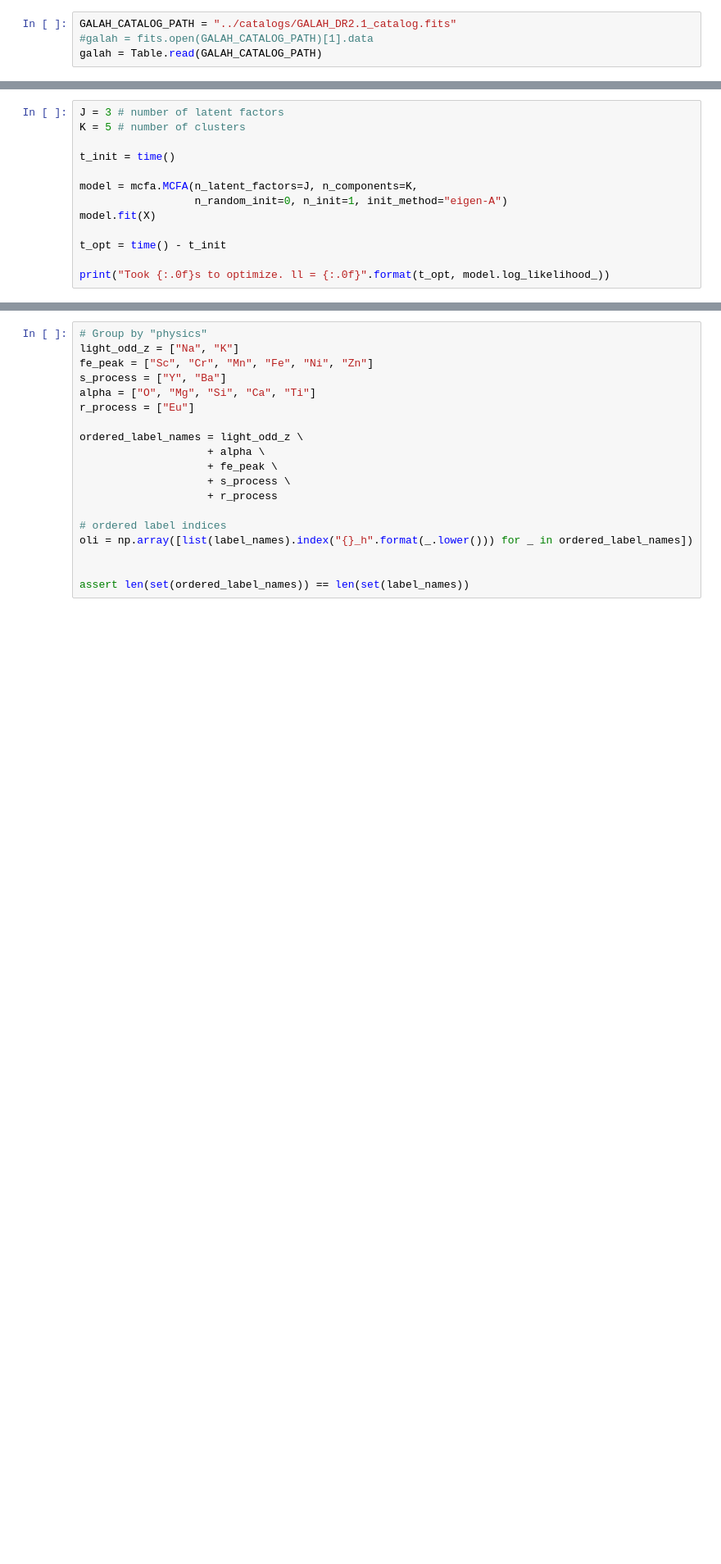
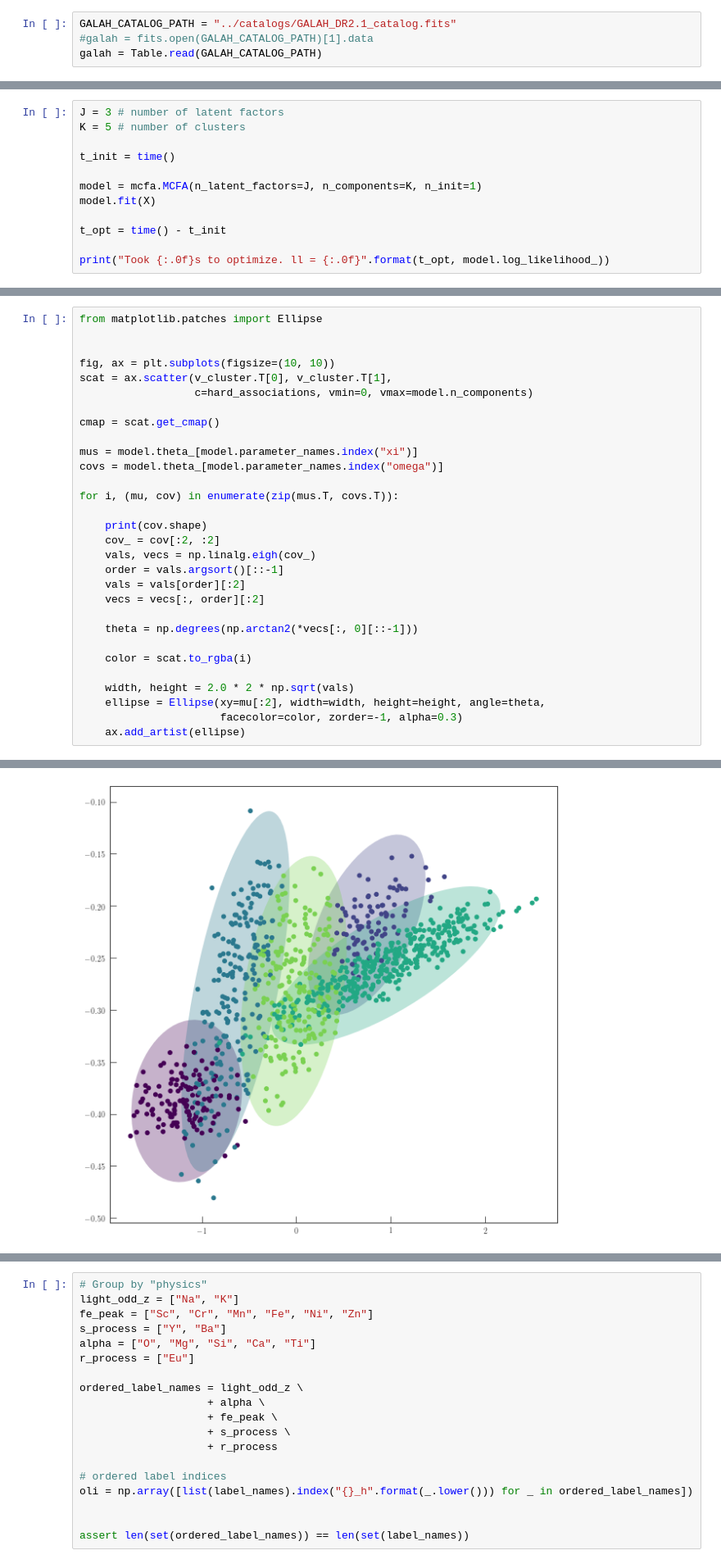
Before and after one commit to andycasey/mcfa, a Jupyter notebook: notebooks/mcfa-galah.ipynb, the cells around one changed output, grey strips where cells are left out. Shown at 82% size. Drawn from its saved outputs; the diff is of its cells as text; blank space fills up the shorter version.

```diff
--- a/notebooks/mcfa-galah.ipynb
+++ b/notebooks/mcfa-galah.ipynb
@@ -96,8 +95,7 @@ K = 5 # number of clusters
 
 t_init = time()
 
-model = mcfa.MCFA(n_latent_factors=J, n_components=K,
-                  n_random_init=0, n_init=1, init_method="eigen-A")
+model = mcfa.MCFA(n_latent_factors=J, n_components=K, n_init=1)
 model.fit(X)
 
 t_opt = time() - t_init
@@ -186,0 +142,31 @@ fig = model.plot_latent_space(X, figsize=(10, 10))
+# %%
+from matplotlib.patches import Ellipse
+
+
+fig, ax = plt.subplots(figsize=(10, 10))
+scat = ax.scatter(v_cluster.T[0], v_cluster.T[1],
+                  c=hard_associations, vmin=0, vmax=model.n_components)
+
+cmap = scat.get_cmap()
+
+mus = model.theta_[model.parameter_names.index("xi")]
+covs = model.theta_[model.parameter_names.index("omega")]
+
+for i, (mu, cov) in enumerate(zip(mus.T, covs.T)):
+
+    print(cov.shape)
+    cov_ = cov[:2, :2]
+    vals, vecs = np.linalg.eigh(cov_)
+    order = vals.argsort()[::-1]
+    vals = vals[order][:2]
+    vecs = vecs[:, order][:2]
+
+    theta = np.degrees(np.arctan2(*vecs[:, 0][::-1]))
+
+    color = scat.to_rgba(i)
+
+    width, height = 2.0 * 2 * np.sqrt(vals)
+    ellipse = Ellipse(xy=mu[:2], width=width, height=height, angle=theta,
+                      facecolor=color, zorder=-1, alpha=0.3)
+    ax.add_artist(ellipse)
+# %% [output]
@@ -186,0 +178 @@ fig = model.plot_latent_space(X, figsize=(10, 10))
+[figure, added]
```
Also changed, not shown: parts of 16 cells of this notebook.
